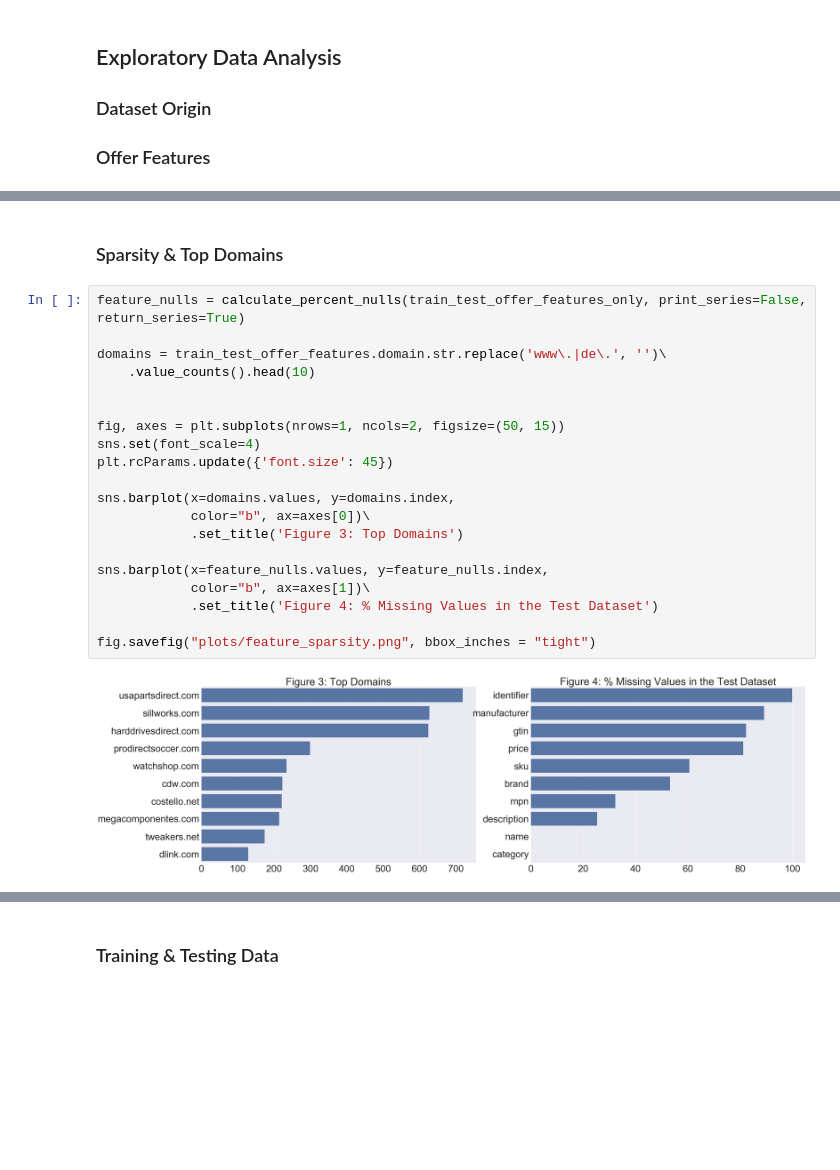
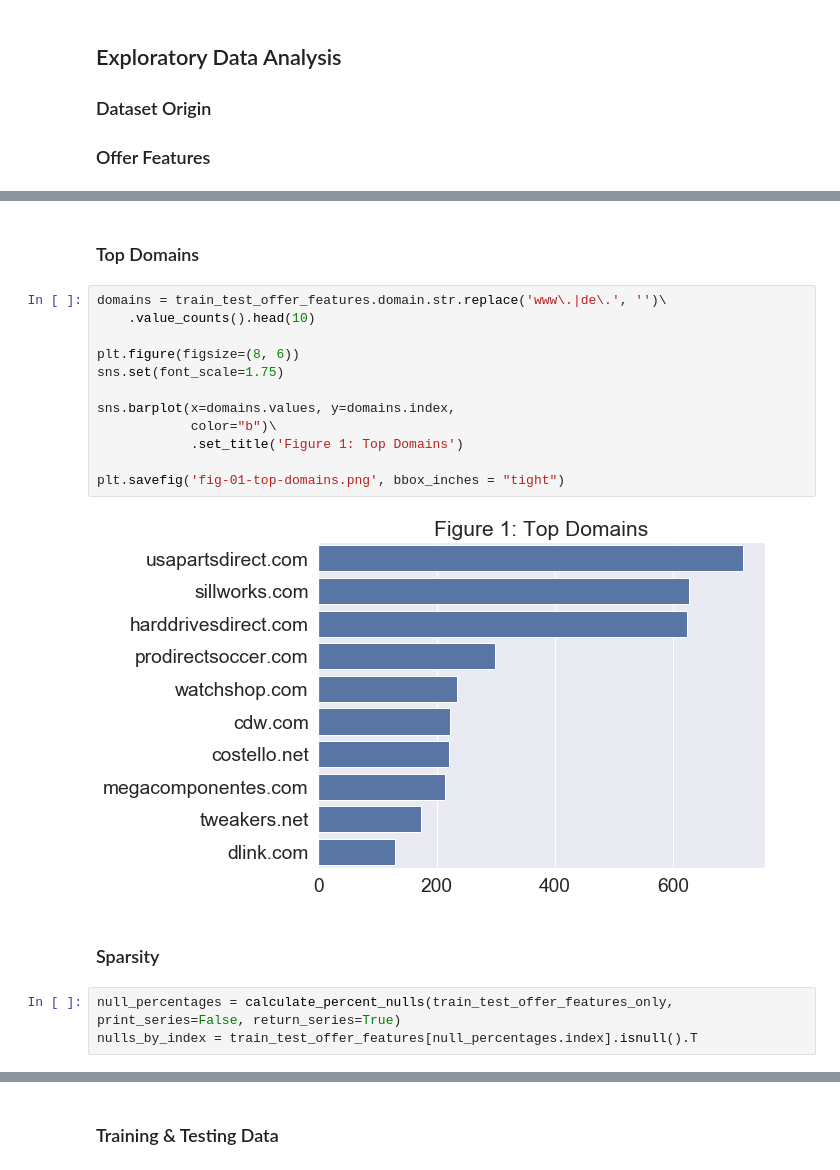
Before and after one commit to kylegilde/Entity-Matching-in-Online-Retail, a Jupyter notebook: Create Plots.ipynb, the cells around one changed output, grey strips where cells are left out. Cells and saved outputs as stored; diff of their text form; blank space fills up the shorter version.

```diff
--- a/Create Plots.ipynb
+++ b/Create Plots.ipynb
@@ -79,24 +74,21 @@ train_test_offer_features_only.head()
 # %% [markdown]
-### Sparsity & Top Domains
+### Top Domains
 # %%
-feature_nulls = calculate_percent_nulls(train_test_offer_features_only, print_series=False, return_series=True)
-
 domains = train_test_offer_features.domain.str.replace('www\.|de\.', '')\
     .value_counts().head(10)
 
-
-fig, axes = plt.subplots(nrows=1, ncols=2, figsize=(50, 15))
-sns.set(font_scale=4)
-plt.rcParams.update({'font.size': 45})
+plt.figure(figsize=(8, 6))
+sns.set(font_scale=1.75)
 
 sns.barplot(x=domains.values, y=domains.index,
-            color="b", ax=axes[0])\
-            .set_title('Figure 3: Top Domains')
+            color="b")\
+            .set_title('Figure 1: Top Domains')
 
-sns.barplot(x=feature_nulls.values, y=feature_nulls.index,
-            color="b", ax=axes[1])\
-            .set_title('Figure 4: % Missing Values in the Test Dataset')
-
-fig.savefig("plots/feature_sparsity.png", bbox_inches = "tight")
+plt.savefig('fig-01-top-domains.png', bbox_inches = "tight")
 # %% [output]
-[figure, old version]
+[figure, new version]
+# %% [markdown]
+### Sparsity
+# %%
+null_percentages = calculate_percent_nulls(train_test_offer_features_only, print_series=False, return_series=True)
+nulls_by_index = train_test_offer_features[null_percentages.index].isnull().T
```
Also changed, not shown: parts of 18 cells of this notebook, 2 other files.
